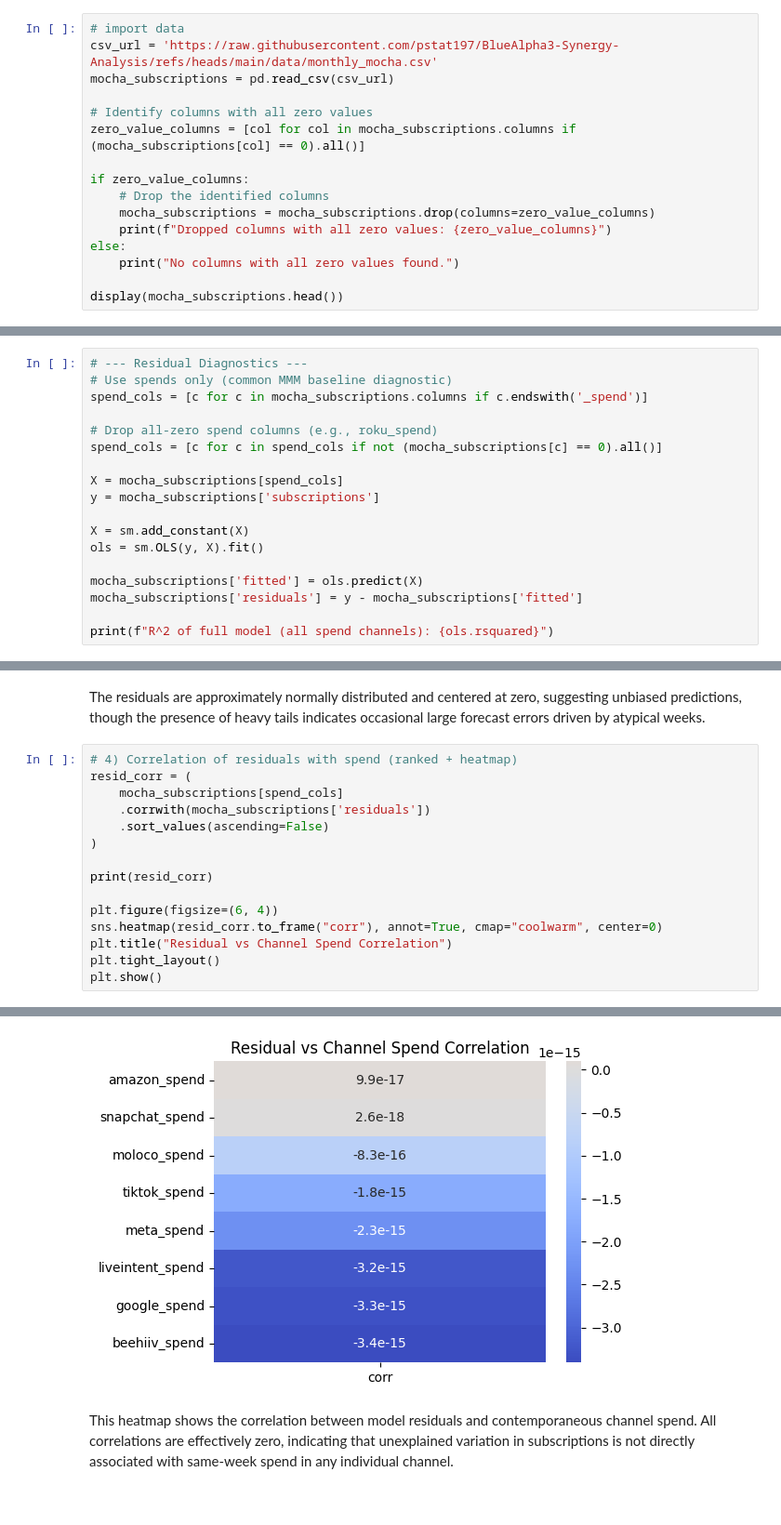
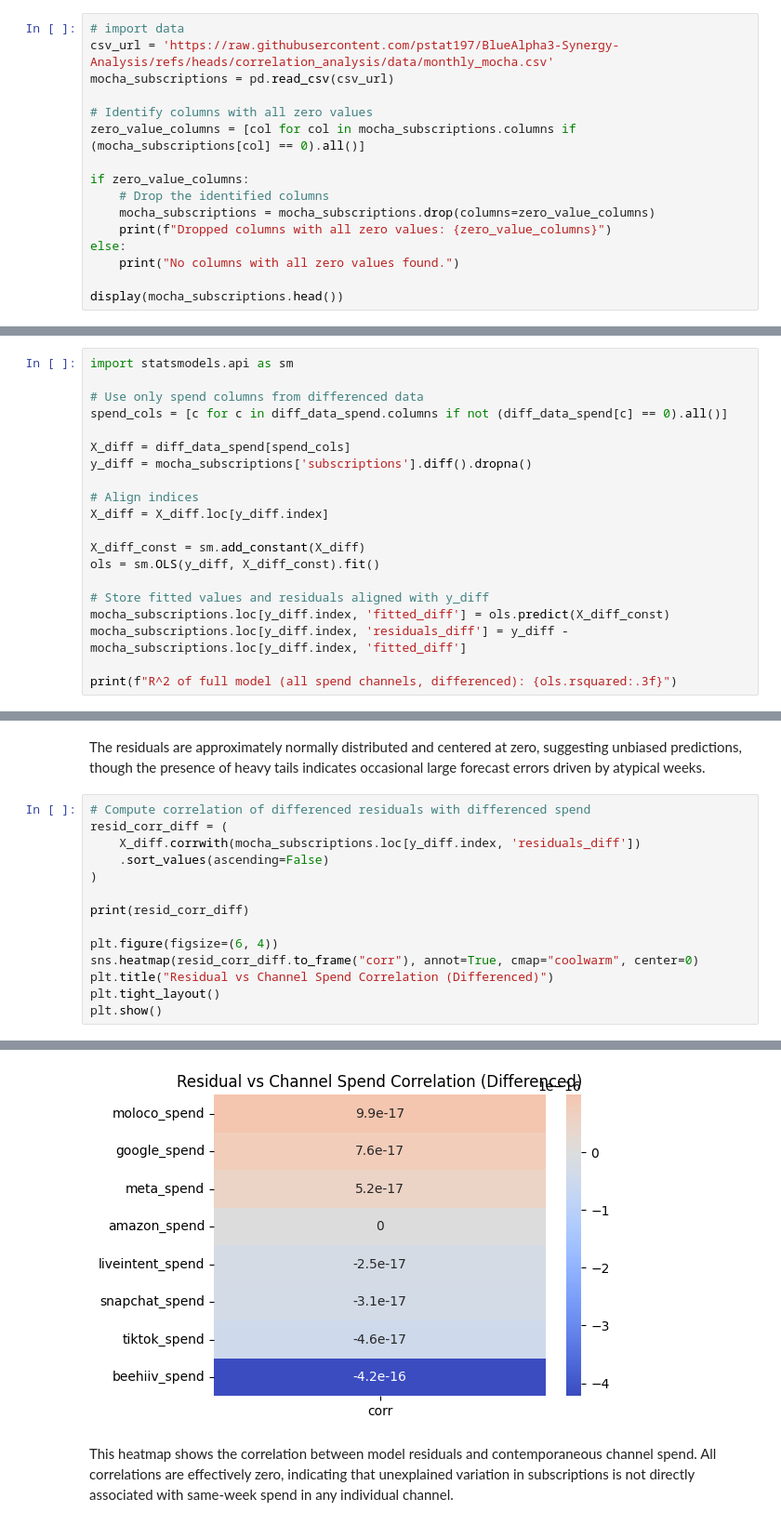
Before and after one commit to pstat197/BlueAlpha3-Synergy-Analysis, a Jupyter notebook: scripts/correlation_analysis.ipynb, the cells around one changed output, grey strips where cells are left out. Shown at 93% size. Drawn from its saved outputs; the diff is of its cells as text.

Commit message:
Change analysis to focus on differenced data. Change ridge regression to be lasso regression.

```diff
--- a/scripts/correlation_analysis.ipynb
+++ b/scripts/correlation_analysis.ipynb
@@ -19,6 +18,6 @@ from sklearn.linear_model import Ridge
 # %%
 # import data
-csv_url = 'https://raw.githubusercontent.com/pstat197/BlueAlpha3-Synergy-Analysis/refs/heads/main/data/monthly_mocha.csv'
+csv_url = 'https://raw.githubusercontent.com/pstat197/BlueAlpha3-Synergy-Analysis/refs/heads/correlation_analysis/data/monthly_mocha.csv'
 mocha_subscriptions = pd.read_csv(csv_url)
 
 # Identify columns with all zero values
@@ -210,21 +206,23 @@ snapchat_spend (lagged): corr=0.173, p=0.143
 # %% [markdown]
 Lagged Pearson correlation tests indicate no statistically significant dependence between model residuals and one-period–lagged channel spends suggesting that short-run dynamic effects are adequately captured by the model.
 # %%
-# --- Residual Diagnostics ---
-# Use spends only (common MMM baseline diagnostic)
-spend_cols = [c for c in mocha_subscriptions.columns if c.endswith('_spend')]
+import statsmodels.api as sm
 
-# Drop all-zero spend columns (e.g., roku_spend)
-spend_cols = [c for c in spend_cols if not (mocha_subscriptions[c] == 0).all()]
+# Use only spend columns from differenced data
+spend_cols = [c for c in diff_data_spend.columns if not (diff_data_spend[c] == 0).all()]
 
-X = mocha_subscriptions[spend_cols]
-y = mocha_subscriptions['subscriptions']
+X_diff = diff_data_spend[spend_cols]
+y_diff = mocha_subscriptions['subscriptions'].diff().dropna()
 
-X = sm.add_constant(X)
-ols = sm.OLS(y, X).fit()
+# Align indices
+X_diff = X_diff.loc[y_diff.index]
 
-mocha_subscriptions['fitted'] = ols.predict(X)
-mocha_subscriptions['residuals'] = y - mocha_subscriptions['fitted']
+X_diff_const = sm.add_constant(X_diff)
+ols = sm.OLS(y_diff, X_diff_const).fit()
 
-print(f"R^2 of full model (all spend channels): {ols.rsquared}")
+# Store fitted values and residuals aligned with y_diff
+mocha_subscriptions.loc[y_diff.index, 'fitted_diff'] = ols.predict(X_diff_const)
+mocha_subscriptions.loc[y_diff.index, 'residuals_diff'] = y_diff - mocha_subscriptions.loc[y_diff.index, 'fitted_diff']
+
+print(f"R^2 of full model (all spend channels, differenced): {ols.rsquared:.3f}")
 # %% [output]
@@ -270,18 +268,17 @@ plt.show()
 # %% [markdown]
 The residuals are approximately normally distributed and centered at zero, suggesting unbiased predictions, though the presence of heavy tails indicates occasional large forecast errors driven by atypical weeks.
 # %%
-# 4) Correlation of residuals with spend (ranked + heatmap)
-resid_corr = (
-    mocha_subscriptions[spend_cols]
-    .corrwith(mocha_subscriptions['residuals'])
+# Compute correlation of differenced residuals with differenced spend
+resid_corr_diff = (
+    X_diff.corrwith(mocha_subscriptions.loc[y_diff.index, 'residuals_diff'])
     .sort_values(ascending=False)
 )
 
-print(resid_corr)
+print(resid_corr_diff)
 
 plt.figure(figsize=(6, 4))
-sns.heatmap(resid_corr.to_frame("corr"), annot=True, cmap="coolwarm", center=0)
-plt.title("Residual vs Channel Spend Correlation")
+sns.heatmap(resid_corr_diff.to_frame("corr"), annot=True, cmap="coolwarm", center=0)
+plt.title("Residual vs Channel Spend Correlation (Differenced)")
 plt.tight_layout()
 plt.show()
 # %% [output]
@@ -296,5 +293,5 @@ beehiiv_spend      -3.406846e-15
 dtype: float64
-[figure, old version]
+[figure, new version]
 # %% [markdown]
 This heatmap shows the correlation between model residuals and contemporaneous channel spend. All correlations are effectively zero, indicating that unexplained variation in subscriptions is not directly associated with same-week spend in any individual channel.
 # %%
```
Also changed, not shown: parts of 22 cells of this notebook.
